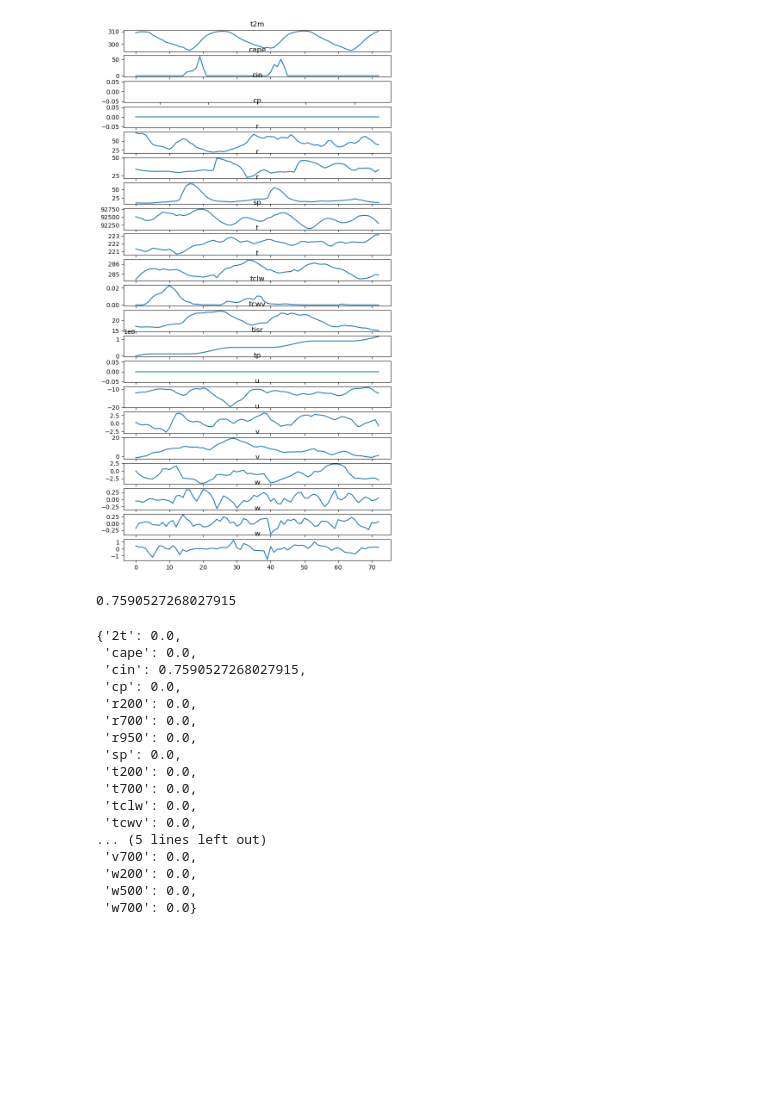
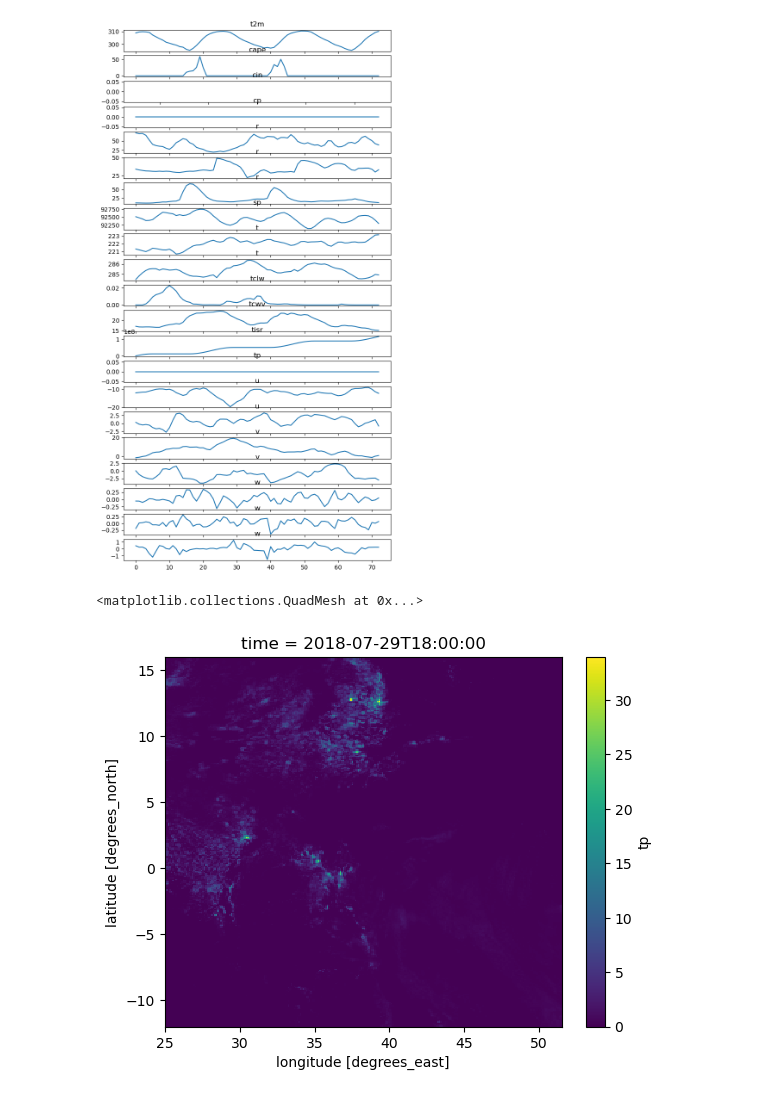
Before and after one commit to mlangguth89/downscaling-cgan, a Jupyter notebook: notebooks/investigate_ifs_data.ipynb, the cells around one changed output. Drawn from its saved outputs; the diff is of its cells as text; code cells hidden in the pictures; blank space fills up the shorter version.

```diff
--- a/notebooks/investigate_ifs_data.ipynb
+++ b/notebooks/investigate_ifs_data.ipynb
@@ -99,27 +97,17 @@ w700, w: Vertical velocity
 fp = os.path.join('/user/work/uz22147', 'cin_HRES_1h_EAfrica_2016-07-02_12h.nc')
 
 ds = xr.load_dataset(fp)
-# %%
-np.isnan(ds['cin'].values).sum() / len(ds['cin'].values.flatten())
-# %% [output]
-0.7590527268027915
-# %%
-nan_fraction_dict
-# %% [output]
-{'2t': 0.0,
- 'cape': 0.0,
- 'cin': 0.7590527268027915,
- 'cp': 0.0,
- 'r200': 0.0,
- 'r700': 0.0,
- 'r950': 0.0,
- 'sp': 0.0,
- 't200': 0.0,
- 't700': 0.0,
- 'tclw': 0.0,
- 'tcwv': 0.0,
-... (5 lines left out)
- 'v700': 0.0,
- 'w200': 0.0,
- 'w500': 0.0,
- 'w700': 0.0}
+# %%
+# Load and plot IFs data
+from datetime import datetime
+year = 2018
+month = 7
+day = 29
+fp = get_ifs_filepath('tp', loaddate=datetime(year, month, day), loadtime=12)
+# %%
+ds = xr.load_dataset(fp)
+ds['tp'] = ds['tp'] * 1000
+ds['tp'].isel(time=6).plot()
+# %% [output]
+<matplotlib.collections.QuadMesh at 0x...>
+[figure, added]
```
Also changed, not shown: parts of 4 cells of this notebook, 8 other files.
